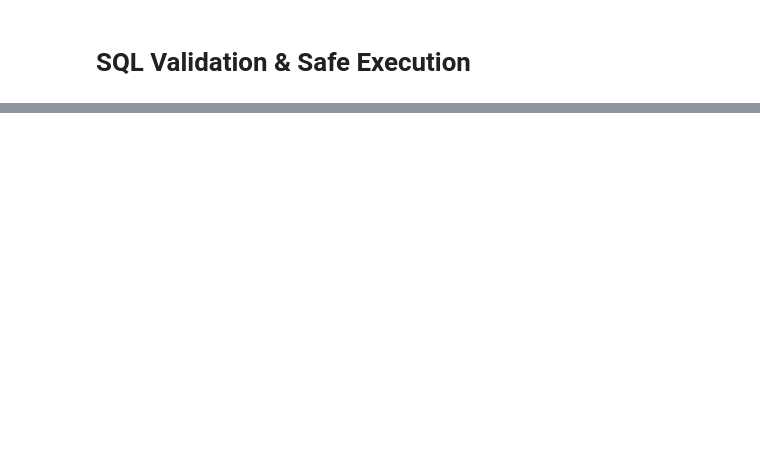
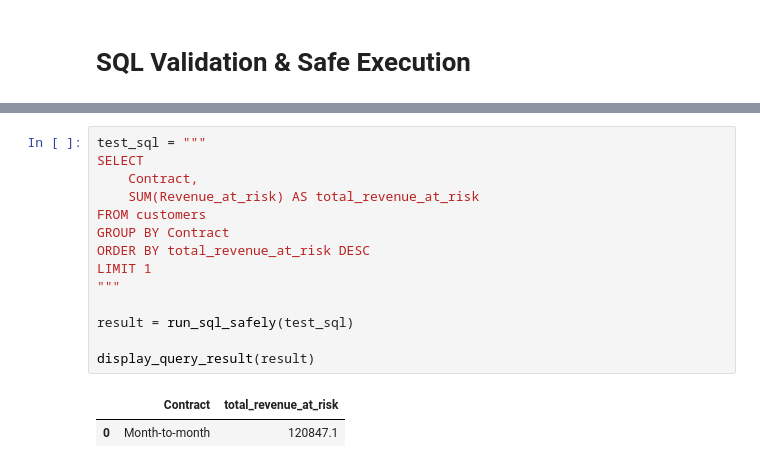
Before and after one commit to AchalaJain/telco-llm-analytics-assistant, a Jupyter notebook: notebooks/01_llm_text_to_sql.ipynb, the cells around one changed output, grey strips where cells are left out. Saved outputs shown, nothing was run; the diff lists cells and outputs as text; blank space fills up the shorter version.

```diff
--- a/notebooks/01_llm_text_to_sql.ipynb
+++ b/notebooks/01_llm_text_to_sql.ipynb
@@ -464,0 +767,17 @@ True
+# %%
+test_sql = """
+SELECT
+    Contract,
+    SUM(Revenue_at_risk) AS total_revenue_at_risk
+FROM customers
+GROUP BY Contract
+ORDER BY total_revenue_at_risk DESC
+LIMIT 1
+"""
+
+result = run_sql_safely(test_sql)
+
+display_query_result(result)
+# %% [output]
+|  | Contract | total_revenue_at_risk |
+| 0 | Month-to-month | 120847.1 |
```
Also changed, not shown: parts of 31 cells of this notebook.
